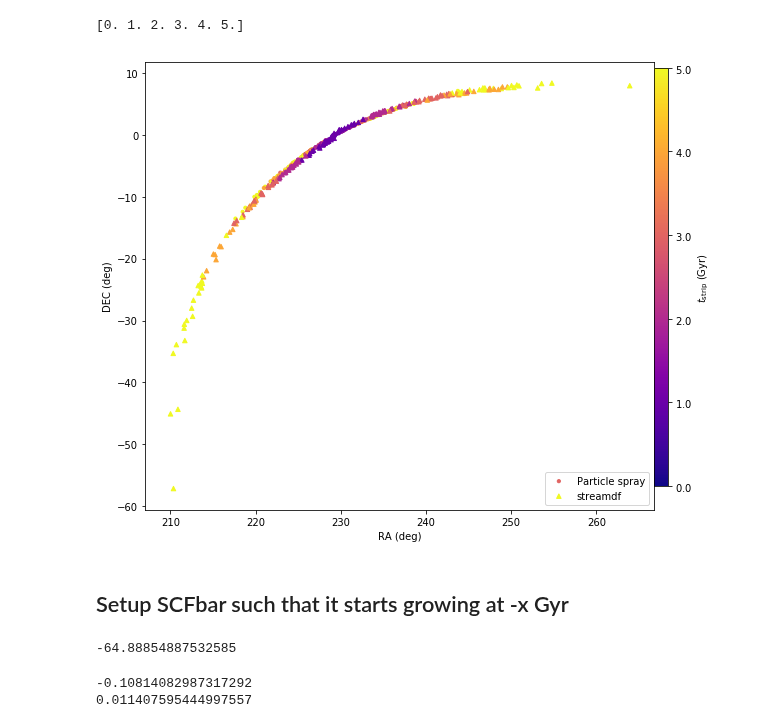
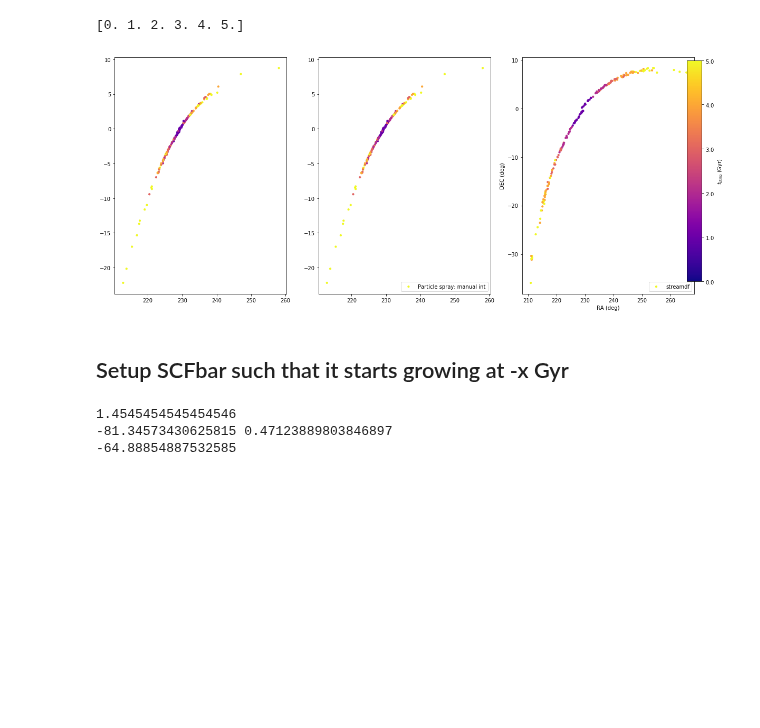
Before and after one commit to nbanik/Baryonic-effects-on-Pal5, a Jupyter notebook: particle_spray_Effect of bar on Pal5 .ipynb, the cells around one changed output. Drawn from its saved outputs; the diff is of its cells as text; code cells hidden in the pictures; blank space fills up the shorter version.

Commit message:
particle spray analysis

```diff
--- a/particle_spray_Effect of bar on Pal5 .ipynb
+++ b/particle_spray_Effect of bar on Pal5 .ipynb
@@ -70,19 +90,33 @@ dtl_s=numpy.empty(N)
 
 lt_p=numpy.empty(N)
 bt_p=numpy.empty(N)
+
+lt_p_noint=numpy.empty(N)
+bt_p_noint=numpy.empty(N)
+
 dttp=numpy.empty(N)
 
 ll_p=numpy.empty(N)
 bl_p=numpy.empty(N)
+
+ll_p_noint=numpy.empty(N)
+bl_p_noint=numpy.empty(N)
+
 dtlp=numpy.empty(N)
 
 for ii in range(N):
     lt_p[ii]=galcencyl_to_lbd(RvRt[0][ii],RvRt[5][ii],RvRt[3][ii])[0]
     bt_p[ii]=galcencyl_to_lbd(RvRt[0][ii],RvRt[5][ii],RvRt[3][ii])[1]
+    lt_p_noint[ii]=galcencyl_to_lbd(RvRt_noint[0][ii],RvRt_noint[5][ii],RvRt_noint[3][ii])[0]
+    bt_p_noint[ii]=galcencyl_to_lbd(RvRt_noint[0][ii],RvRt_noint[5][ii],RvRt_noint[3][ii])[1]
+
     dttp[ii]=numpy.digitize(pdtt[ii]*bovy_conversion.time_in_Gyr(220.,8.),dt_bins)
 
     ll_p[ii]=galcencyl_to_lbd(RvRl[0][ii],RvRl[5][ii],RvRl[3][ii])[0]
     bl_p[ii]=galcencyl_to_lbd(RvRl[0][ii],RvRl[5][ii],RvRl[3][ii])[1]
+    ll_p_noint[ii]=galcencyl_to_lbd(RvRl_noint[0][ii],RvRl_noint[5][ii],RvRl_noint[3][ii])[0]
+    bl_p_noint[ii]=galcencyl_to_lbd(RvRl_noint[0][ii],RvRl_noint[5][ii],RvRl_noint[3][ii])[1]
+
     dtlp[ii]=numpy.digitize(pdtl[ii]*bovy_conversion.time_in_Gyr(220.,8.),dt_bins)
 
     dtt_s[ii]=numpy.digitize(dtt[ii]*bovy_conversion.time_in_Gyr(220.,8.),dt_bins)
@@ -97,6 +131,10 @@ for ii in range(N):
 radecpt=bovy_coords.lb_to_radec(lt_p,bt_p,degree=True)
 radecpl=bovy_coords.lb_to_radec(ll_p,bl_p,degree=True)
 
+radecpt_noint=bovy_coords.lb_to_radec(lt_p_noint,bt_p_noint,degree=True)
+radecpl_noint=bovy_coords.lb_to_radec(ll_p_noint,bl_p_noint,degree=True)
+
+
 radect=bovy_coords.lb_to_radec(lt_unp,bt_unp,degree=True)
 radecl=bovy_coords.lb_to_radec(ll_unp,bl_unp,degree=True)
 # %% [output]
@@ -143,23 +181,28 @@ def add_colorbar(vmin,vmax,clabel,save_figures=False):
 # %%
 #plot stream
 
-plt.figure(figsize=(8,7))
+plt.figure(figsize=(16,7))
+plt.subplot(1,3,1)
 plt.scatter(radecpt[:,0],radecpt[:,1],s=10,color=color_from_colormap(dttp,cmap,0.,5.),label='Particle spray')
 plt.scatter(radecpl[:,0],radecpl[:,1],s=10,color=color_from_colormap(dtlp,cmap,0.,5.))
 
-plt.scatter(radect[:,0],radect[:,1],s=20,marker="^",color=color_from_colormap(dtt_s,cmap,0.,5.),label='streamdf')
-plt.scatter(radecl[:,0],radecl[:,1],s=20,marker="^",color=color_from_colormap(dtl_s,cmap,0.,5.))
+plt.subplot(1,3,2)
+plt.scatter(radecpt_noint[:,0],radecpt_noint[:,1],s=10,color=color_from_colormap(dttp,cmap,0.,5.),label='Particle spray: manual int')
+plt.scatter(radecpl_noint[:,0],radecpl_noint[:,1],s=10,color=color_from_colormap(dtlp,cmap,0.,5.))
+plt.legend(loc="lower right")
+plt.subplot(1,3,3)
+plt.scatter(radect[:,0],radect[:,1],s=10,color=color_from_colormap(dtt_s,cmap,0.,5.),label='streamdf')
+plt.scatter(radecl[:,0],radecl[:,1],s=10,color=color_from_colormap(dtl_s,cmap,0.,5.))
 plt.xlabel('RA (deg)')
 plt.ylabel('DEC (deg)')
 #plt.xlim(220.,290.)
 #plt.ylim(-10.,10.)
 plt.legend(loc="lower right")
 add_colorbar(0.,5.,r'$t_{\rm{strip}}$ (Gyr)')
 tight_layout()
-#plt.savefig('plots/smooth_Pal5_10_10Msun_patspeed35_ang27.pdf',format='pdf',dpi=1000,bbox_inches='tight')
 plt.show()
 # %% [output]
-[figure, old version]
+[figure, new version]
 # %% [markdown]
 ## Setup SCFbar such that it starts growing at -x Gyr
 # %%
@@ -242,22 +289,12 @@ Mbar=10**10.
 pat_speed=40.
 ang=27.
 
-Ac,As=SCFbar_util.compute_Acos_Asin()
-barpot,nobarpot=Particle_Spray_MWPotentialSCFbar(mbar=Mbar,Acos=Ac,Asin=As,t_on=-2.,t_stream_age=-5.)
+
+barpot,nobarpot=Particle_Spray_MWPotentialSCFbar(mbar=Mbar,Acos=Ac,Asin=As,t_on=-2.)
 
 SCFbar,SCFnobar=SCFbar_util.MWPotentialSCFbar(mbar=Mbar,Acos=Ac,Asin=As,pat_speed=40.,fin_phi_deg=27.,t_stream_age=5.,t_on=2.,tgrow=2)
 # %% [output]
+1.4545454545454546
+-81.34573430625815 0.47123889803846897
 -64.88854887532585
-# %%
-#compute rtide for some random points and time
-
-from galpy.potential import rtide, evaluateRforces
-print (evaluateRforces(barpot,2,3,1,5))
-rtides= rtide(barpot,1,6,phi=5.,
-                          t=-2,M=5200.*units.Msun,use_physical=False)
-
-print (rtides)
-# %% [output]
--0.10814082987317292
-0.011407595444997557
 # %%
```
Also changed, not shown: parts of 12 cells of this notebook.
